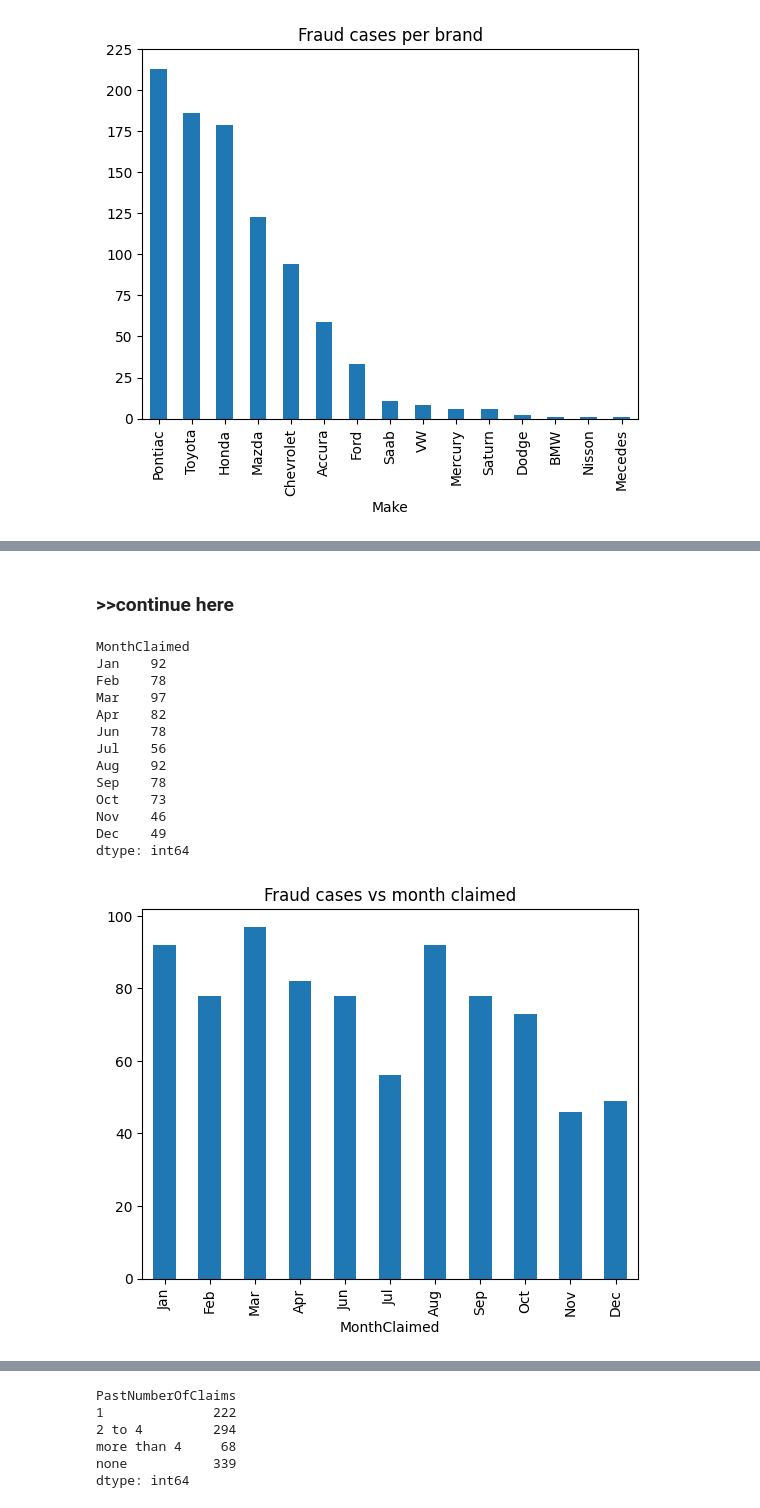
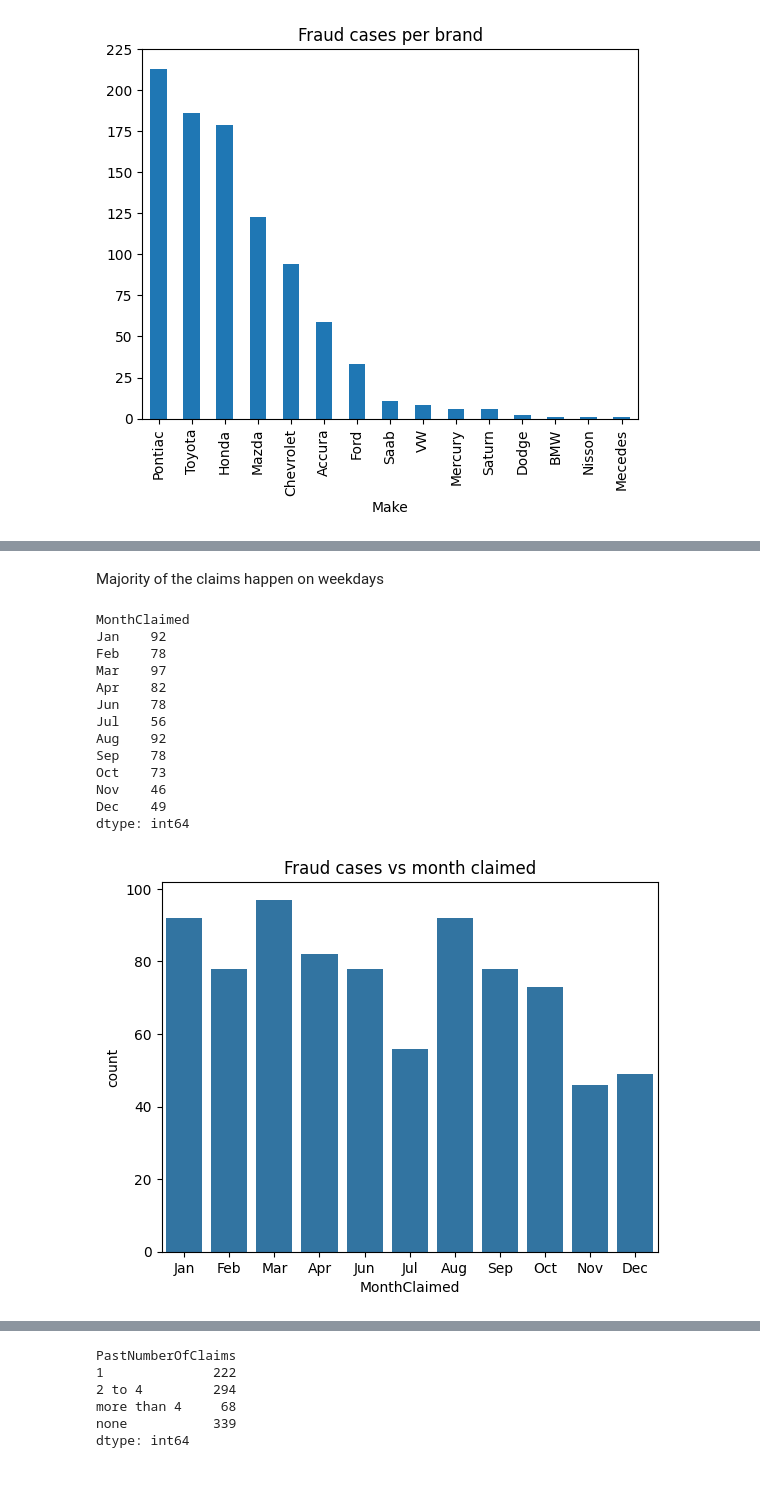
Before and after one commit to zvsuarez/insurance-fraud-pipeline, a Jupyter notebook: eda.ipynb, the cells around one changed output, grey strips where cells are left out. Saved outputs shown, nothing was run; the diff lists cells and outputs as text; code cells hidden in the pictures; blank space fills up the shorter version.

Commit message:
finished plots and added log transform viz

```diff
--- a/eda.ipynb
+++ b/eda.ipynb
@@ -318,25 +326,25 @@ dtype: int64
-# %% [markdown]
-### >>continue here
+# %% [markdown]
+Majority of the claims happen on weekdays
 # %%
 month_order = ['Jan', 'Feb', 'Mar', 'Apr', 'Jun', 'Jul', 'Aug', 'Sep', 'Oct', 'Nov', 'Dec']
 print(df.groupby(['MonthClaimed', 'FraudFound']).size().xs('Yes', level='FraudFound').reindex(month_order))
-df.groupby(['MonthClaimed', 'FraudFound']).size().xs('Yes', level='FraudFound').reindex(month_order).plot(kind='bar')
+sns.countplot(data=df[df['FraudFound']=='Yes'], x='MonthClaimed', order=month_order)
 plt.title('Fraud cases vs month claimed')
 plt.show()
 # %% [output]
 MonthClaimed
 Jan    92
 Feb    78
 Mar    97
 Apr    82
 Jun    78
 Jul    56
 Aug    92
 Sep    78
 Oct    73
 Nov    46
 Dec    49
 dtype: int64
-[figure, old version]
+[figure, new version]
 # %%
 print(df.groupby(['Sex', 'FraudFound']).size().xs('Yes', level='FraudFound'))
```
Also changed, not shown: parts of 36 cells of this notebook.
